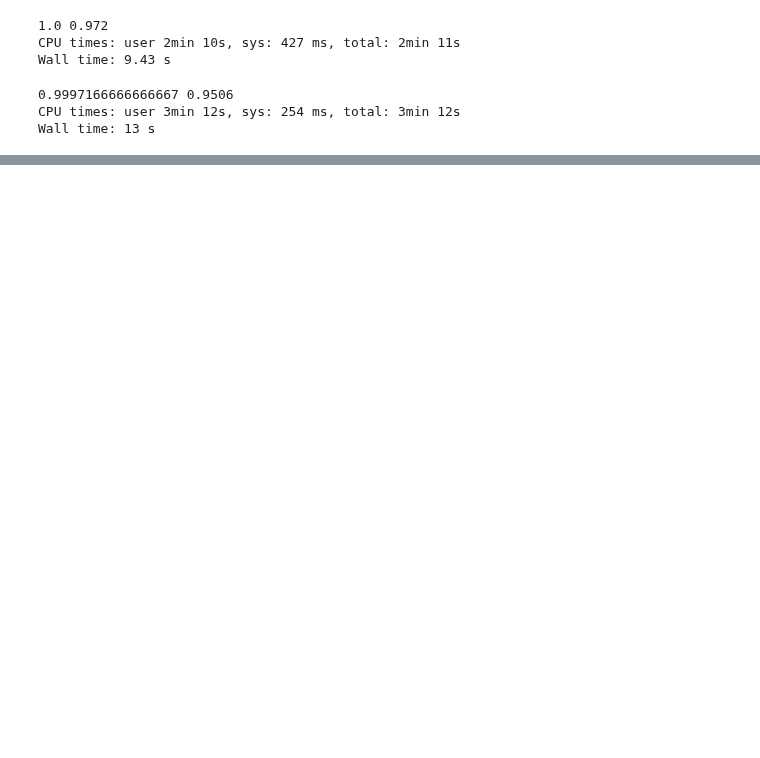
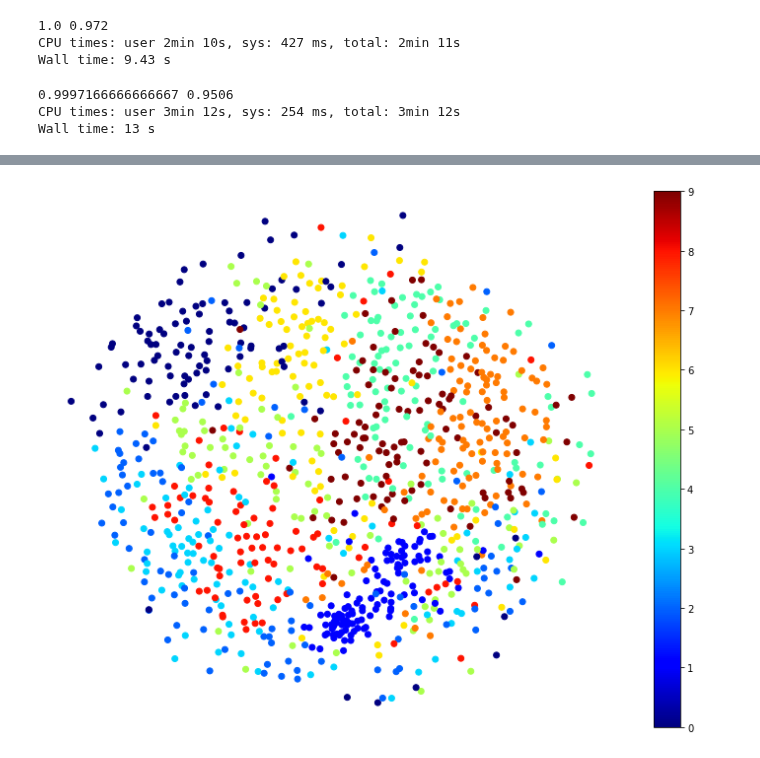
Before and after one commit to georgepachitariu/ml-practice, a Jupyter notebook: book-handson-ml2-exercises/08_exercises.ipynb, the cells around one changed output, grey strips where cells are left out. Cells and saved outputs as stored; diff of their text form; code cells hidden in the pictures; blank space fills up the shorter version.

```diff
--- a/book-handson-ml2-exercises/08_exercises.ipynb
+++ b/book-handson-ml2-exercises/08_exercises.ipynb
@@ -60,6 +63,5 @@ fig.show()
 # %%
 mds = MDS(n_components=2, n_init=10, n_jobs=-1, random_state=42)
 X_embedded = mds.fit_transform(X[:1000])
-fig = px.scatter(X_embedded, x=X_embedded[:, 0], y=X_embedded[:, 1], color=y[:1000])
-fig.show()
+my_plot(X_embedded, y[:1000])
 # %% [output]
@@ -66,0 +68 @@ fig.show()
+[figure, added]
```
Also changed, not shown: parts of 6 cells of this notebook.
